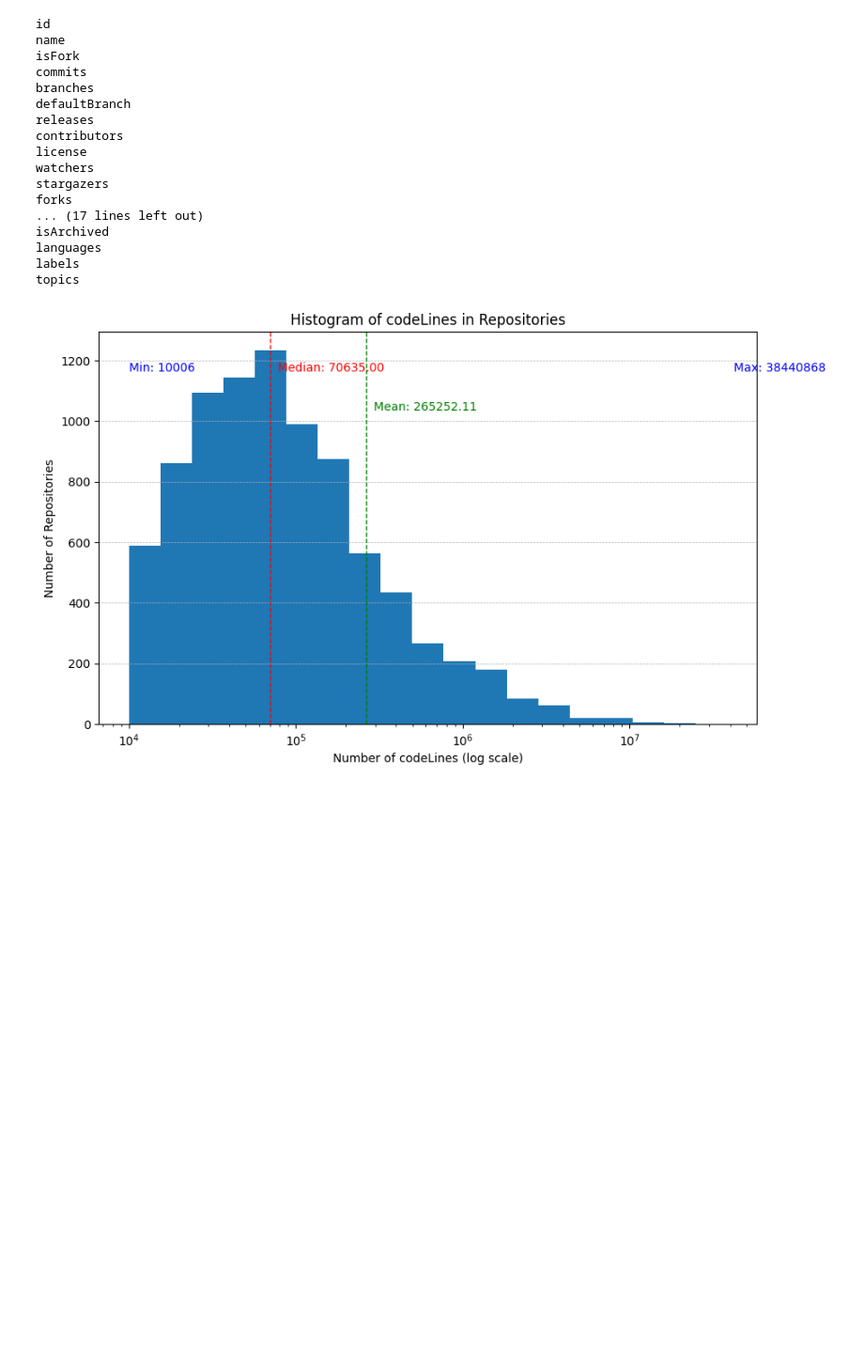
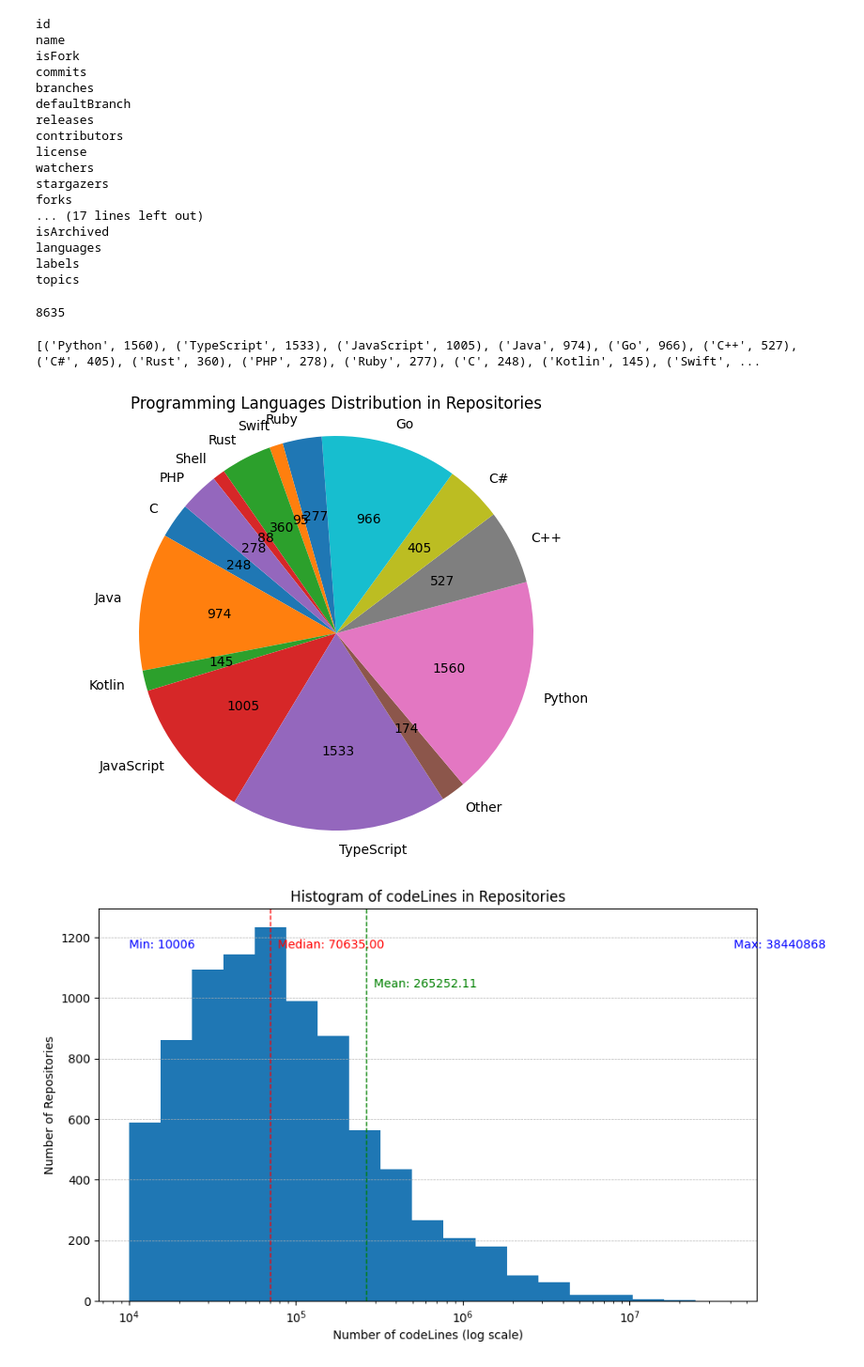
Before and after one commit to tiginamaria/bug-localization, a Jupyter notebook: src/notebooks/repos_analysis.ipynb, the cells around one changed output. Shown: that part at 94% size. Saved outputs shown, nothing was run; the diff lists cells and outputs as text; code cells hidden in the pictures; blank space fills up the shorter version.

Commit message:
Add some data analysis

```diff
--- a/src/notebooks/repos_analysis.ipynb
+++ b/src/notebooks/repos_analysis.ipynb
@@ -95,6 +95,49 @@ permissive_licenses = [
     "BSD 2-Clause Simplified License",
 ]
 search_data['items'] = [repo for repo in search_data['items'] if repo['license'] in permissive_licenses]
+# %%
+import matplotlib.pyplot as plt
+from collections import Counter
+
+def plot_pie_chart(languages_count):
+    # Calculate the total number of repositories
+    total_repos = sum(languages_count.values())
+
+    # Calculate the threshold for languages to be grouped into "Other"
+    threshold = total_repos * 0.01
+
+    # Initialize a new Counter to aggregate languages with counts below the threshold
+    other_languages = Counter()
+
+    # Iterate through languages_count and aggregate languages below the threshold
+    for language, count in languages_count.items():
+        if count < threshold:
+            other_languages['Other'] += count
+        else:
+            other_languages[language] = count
+
+    # Plotting pie chart
+    plt.figure(figsize=(8, 6))
+    plt.pie(other_languages.values(), labels=other_languages.keys(), autopct=lambda p: '{:.0f}'.format(p * total_repos / 100),
+            startangle=140)
+    plt.title('Programming Languages Distribution in Repositories')
+    plt.axis('equal')  # Equal aspect ratio ensures that pie is drawn as a circle.
+    plt.show()
+
+# Example usage:
+# Assuming languages_count is a Counter object containing language counts
+# plot_pie_chart(languages_count)
+# %%
+print(len(search_data['items']))
+# %% [output]
+8635
+# %%
+languages = Counter([repo["mainLanguage"] for repo in search_data['items']])
+print(languages.most_common())
+plot_pie_chart(languages)
+# %% [output]
+[('Python', 1560), ('TypeScript', 1533), ('JavaScript', 1005), ('Java', 974), ('Go', 966), ('C++', 527), ('C#', 405), ('Rust', 360), ('PHP', 278), ('Ruby', 277), ('C', 248), ('Kotlin', 145), ('Swift', ...
+[figure, added]
 # %%
 import numpy as np
 import matplotlib.pyplot as plt
```
Also changed, not shown: parts of 2 cells of this notebook, 5 other files.
